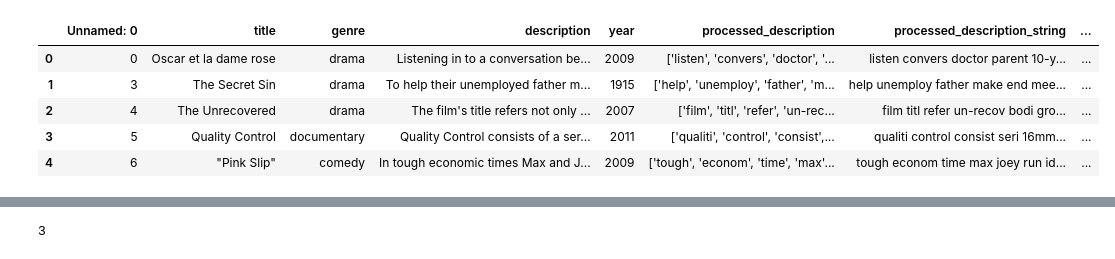
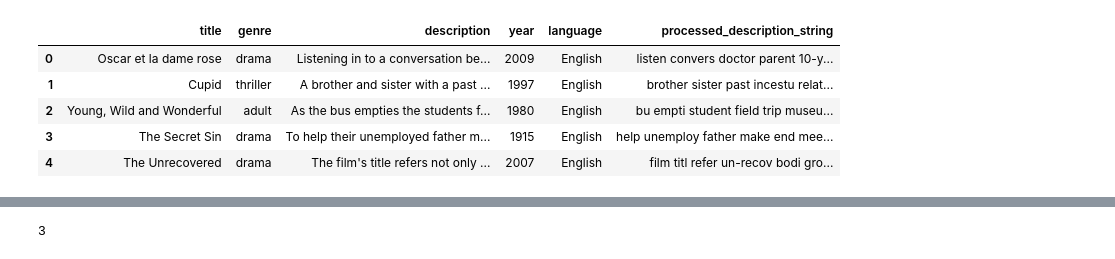
Before and after one commit to legobridge/movie-genre-classification, a Jupyter notebook: notebooks/small_bert.ipynb, the cells around one changed output, grey strips where cells are left out. Saved outputs shown, nothing was run; the diff lists cells and outputs as text; code cells hidden in the pictures.

```diff
--- a/notebooks/small_bert.ipynb
+++ b/notebooks/small_bert.ipynb
@@ -23,16 +23,16 @@ import matplotlib.pyplot as plt
 %matplotlib inline
 # %%
 # train_df = pd.read_csv('../data/processed/train_data_processed.csv', index_col='id')
-train_df = pd.read_csv('../data/processed/fewer_labels/train_3_classes.csv', index_col='id')
+train_df = pd.read_csv('../data/processed/train_data_processed.csv', index_col='id')
 train_df = train_df[train_df['language'] == 'English'].reset_index(drop=True)
 train_df.head()
 # %% [output]
-|  | Unnamed: 0 | title | genre | description | year | processed_description | processed_description_string | ... |
-| 0 | 0 | Oscar et la dame rose | drama | Listening in to a conversation be... | 2009 | ['listen', 'convers', 'doctor', '... | listen convers doctor parent 10-y... | ... |
-| 1 | 3 | The Secret Sin | drama | To help their unemployed father m... | 1915 | ['help', 'unemploy', 'father', 'm... | help unemploy father make end mee... | ... |
-| 2 | 4 | The Unrecovered | drama | The film's title refers not only ... | 2007 | ['film', 'titl', 'refer', 'un-rec... | film titl refer un-recov bodi gro... | ... |
-| 3 | 5 | Quality Control | documentary | Quality Control consists of a ser... | 2011 | ['qualiti', 'control', 'consist',... | qualiti control consist seri 16mm... | ... |
-| 4 | 6 | "Pink Slip" | comedy | In tough economic times Max and J... | 2009 | ['tough', 'econom', 'time', 'max'... | tough econom time max joey run id... | ... |
+|  | title | genre | description | year | language | processed_description_string |
+| 0 | Oscar et la dame rose | drama | Listening in to a conversation be... | 2009 | English | listen convers doctor parent 10-y... |
+| 1 | Cupid | thriller | A brother and sister with a past ... | 1997 | English | brother sister past incestu relat... |
+| 2 | Young, Wild and Wonderful | adult | As the bus empties the students f... | 1980 | English | bu empti student field trip museu... |
+| 3 | The Secret Sin | drama | To help their unemployed father m... | 1915 | English | help unemploy father make end mee... |
+| 4 | The Unrecovered | drama | The film's title refers not only ... | 2007 | English | film titl refer un-recov bodi gro... |
 # %%
 train_df = train_df.drop(columns=['Unnamed: 0'])
 # %%
```
Also changed, not shown: parts of 1 cell of this notebook, 33 other files.
